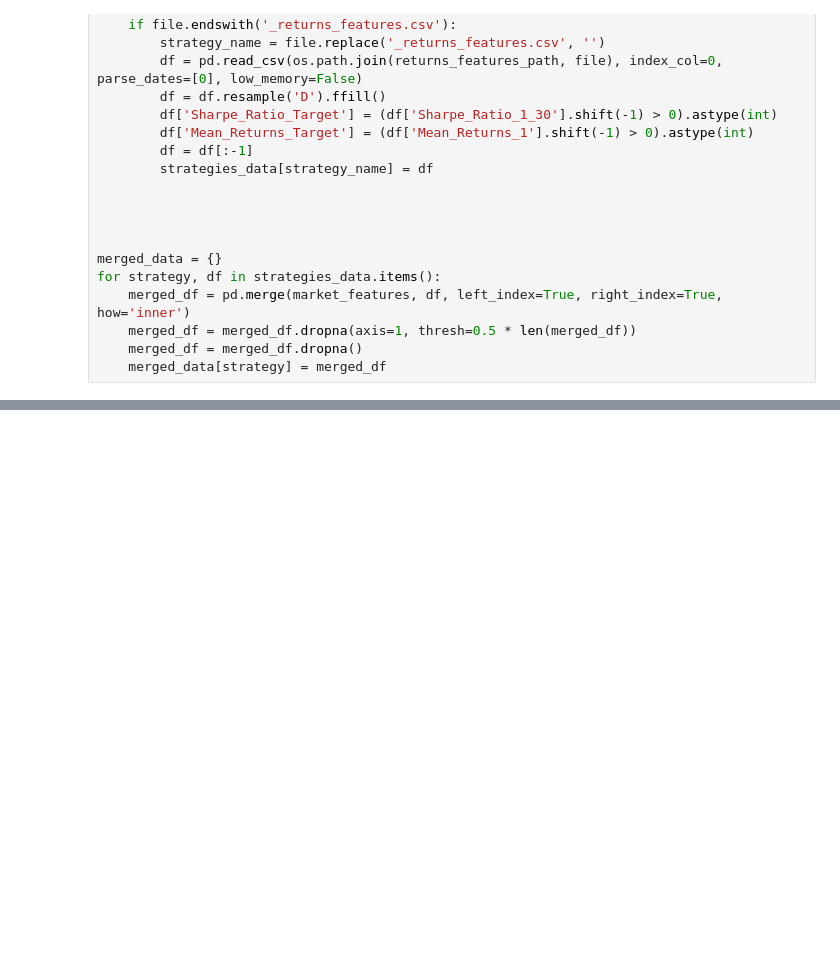
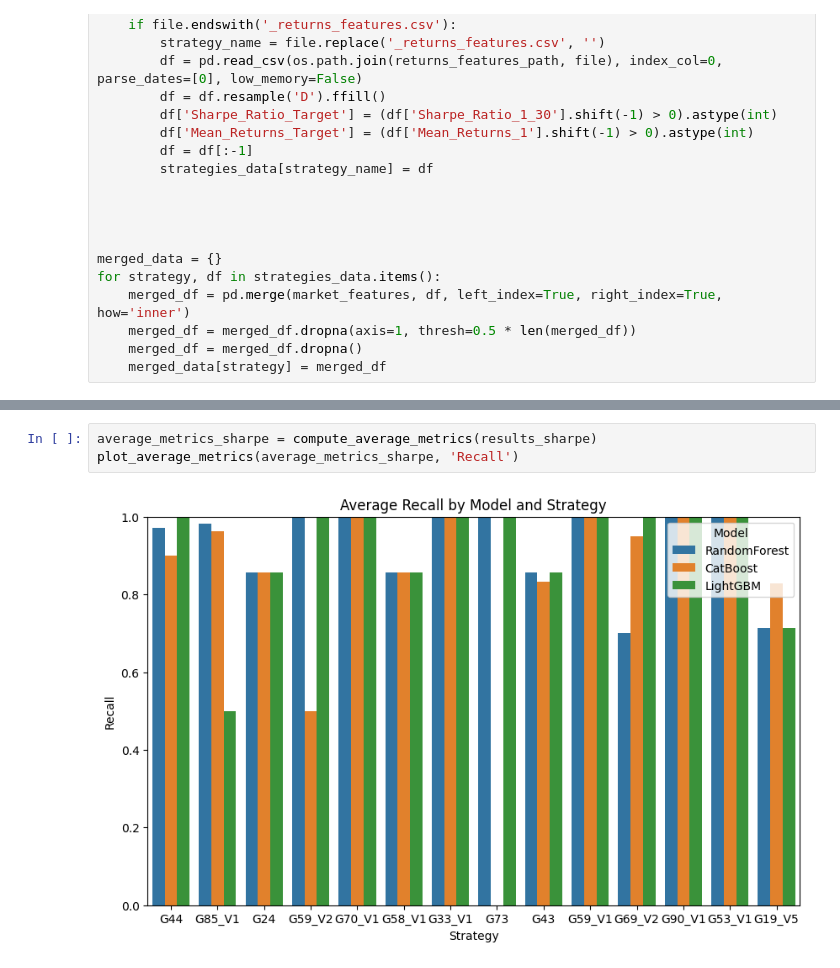
Before and after one commit to alemishch/trading_models, a Jupyter notebook: ensemble.ipynb, the cells around one changed output, grey strips where cells are left out. Saved outputs shown, nothing was run; the diff lists cells and outputs as text; blank space fills up the shorter version.

```diff
--- a/ensemble.ipynb
+++ b/ensemble.ipynb
@@ -196,0 +340,5 @@ G19_V5, Accuracy: 0.54, F1: 0.49
+# %%
+average_metrics_sharpe = compute_average_metrics(results_sharpe)
+plot_average_metrics(average_metrics_sharpe, 'Recall')
+# %% [output]
+[figure, added]
```
Also changed, not shown: parts of 16 cells of this notebook, 19 other files.
